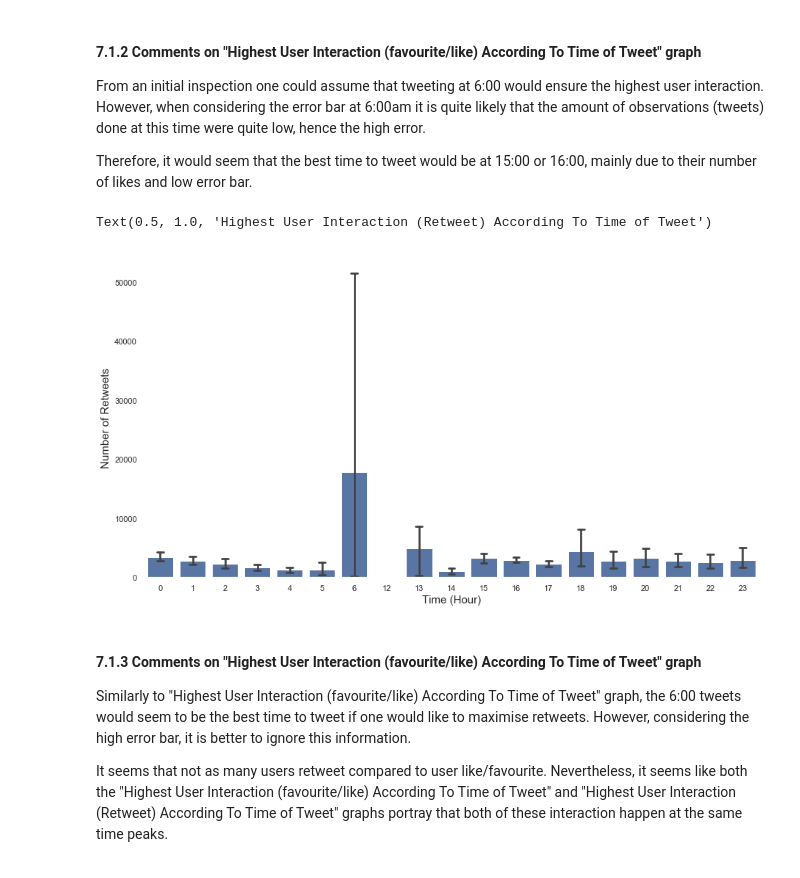
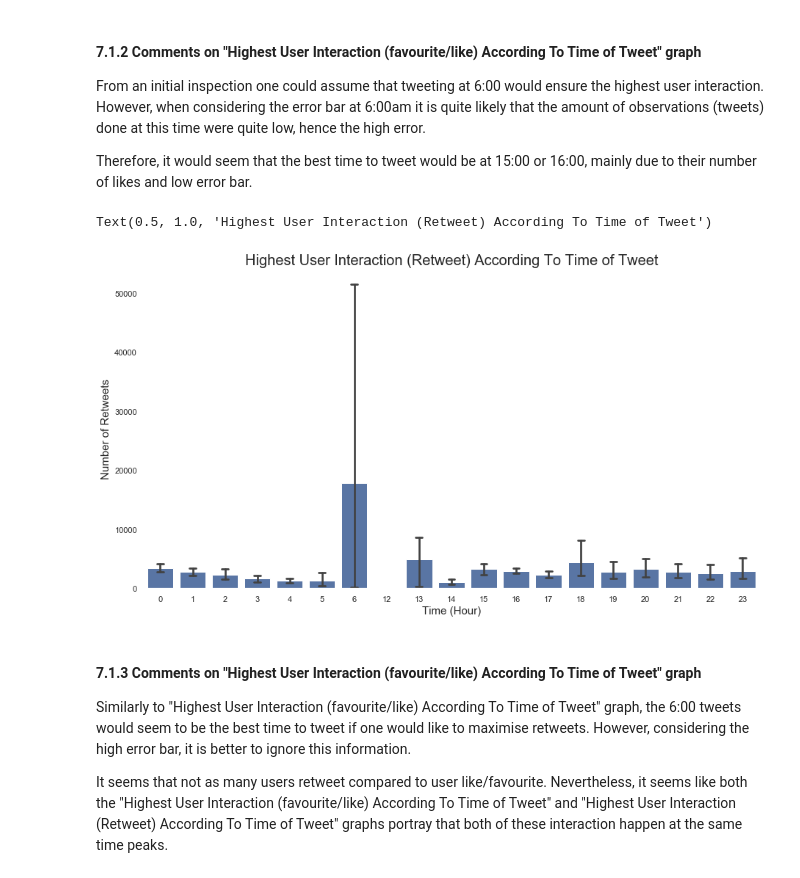
Before and after one commit to Mannygcg/Analysis-of-WeRateDogs-Twitter-Account, a Jupyter notebook: @WeRateDogs Twitter Archive - A Data Wrangling Project.ipynb, the cells around one changed output. Cells and saved outputs as stored; diff of their text form; code cells hidden in the pictures.

```diff
--- a/@WeRateDogs Twitter Archive - A Data Wrangling Project.ipynb
+++ b/@WeRateDogs Twitter Archive - A Data Wrangling Project.ipynb
@@ -1231,11 +1220,11 @@ Therefore, it would seem that the best time to tweet would be at 15:00 or 16:00,
 # %%
 tw_tvrt = sns.barplot(x ='t_time_a',y='retweet_count',data=tw_DF, capsize=0.2, color=base_color)
 tw_tvrt.set_xlabel("Time (Hour)", fontsize = 15)
 tw_tvrt.set_ylabel("Number of Retweets", fontsize = 15)
-tw_tvf.set_title("Highest User Interaction (Retweet) According To Time of Tweet", fontsize = 15)
+tw_tvrt.set_title("Highest User Interaction (Retweet) According To Time of Tweet", fontsize = 20)
 # %% [output]
 Text(0.5, 1.0, 'Highest User Interaction (Retweet) According To Time of Tweet')
-[figure, old version]
+[figure, new version]
 # %% [markdown]
 #### 7.1.3 Comments on "Highest User Interaction (favourite/like) According To Time of Tweet" graph
 Similarly to "Highest User Interaction (favourite/like) According To Time of Tweet" graph, the 6:00 tweets would seem to be the best time to tweet if one would like to maximise retweets. However, considering the high error bar, it is better to ignore this information.
```
Also changed, not shown: parts of 12 cells of this notebook, 2 other files.
